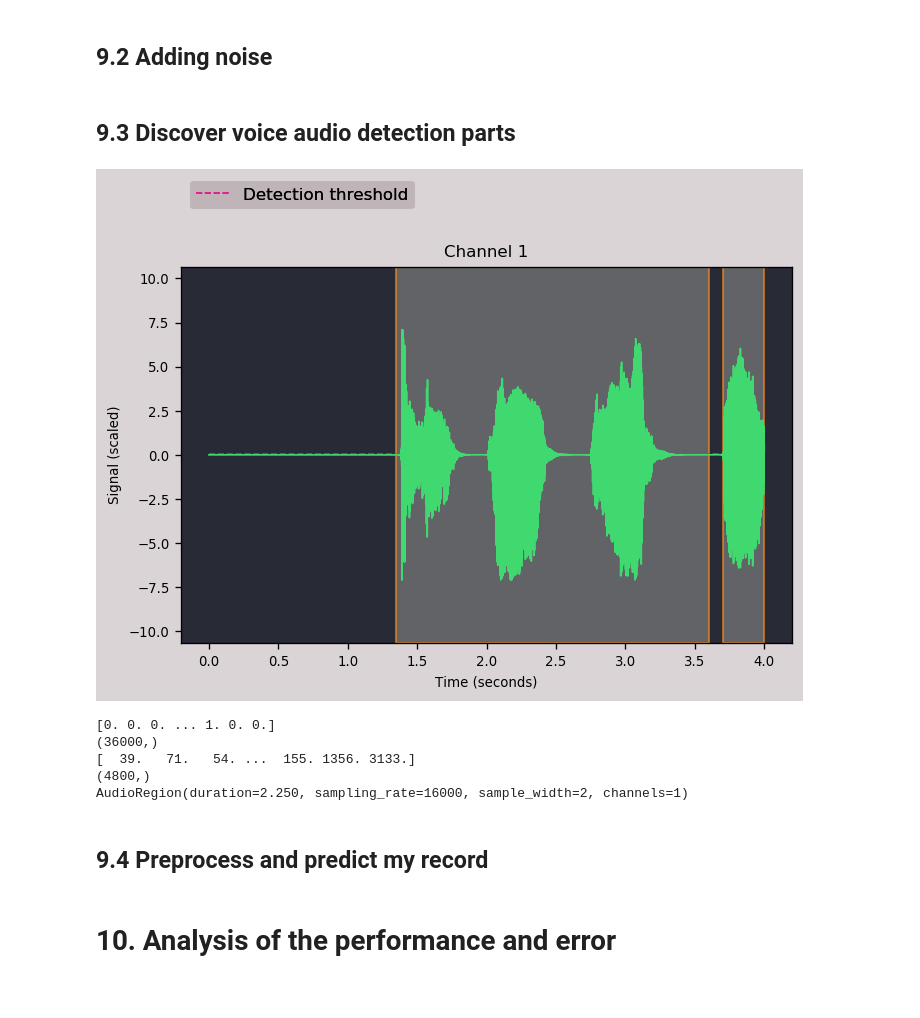
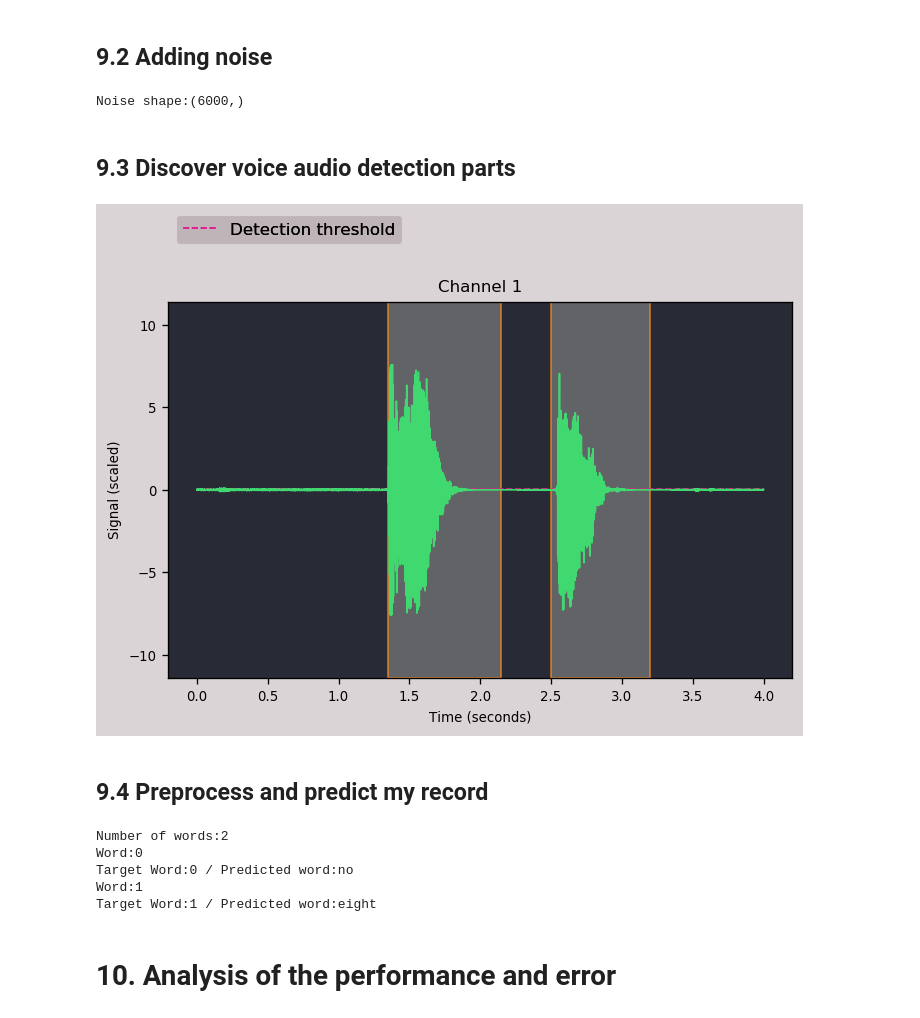
Before and after one commit to gmf2/Command-Speech-Recognition, a Jupyter notebook: Speech Recognition_Time.ipynb, the cells around one changed output. Drawn from its saved outputs; the diff is of its cells as text; code cells hidden in the pictures.

Commit message:
Update my voice prediction

```diff
--- a/Speech Recognition_Time.ipynb
+++ b/Speech Recognition_Time.ipynb
@@ -732,25 +702,22 @@ samples, sample_rate = librosa.load(dataPath+'yes/ffd2ba2f_nohash_4.wav', sr = 1
 #Use only noise samples from audio file
 sample_noise=samples[13000:]
 #Concatenate two sample_noise in order to add noise later
-default_noise=np.concatenate([default_noise,default_noise])
-print('Noise shape:{}'.format(double_noise.shape))
+default_noise=np.concatenate([sample_noise,sample_noise])
+print('Noise shape:{}'.format(default_noise.shape))
+# %% [output]
+Noise shape:(6000,)
 # %% [markdown]
 ## 9.3 Discover voice audio detection parts
 # %%
 #File
-file=dataRecord+'hola.wav'
+file=dataRecord+'new1.wav'
 #Sample rate
 sample_rate=8000
 #Auditok
 region = AudioRegion.load(file)
 regions = region.split_and_plot() # or just region.splitp()
 # %% [output]
-[figure, old version]
+[figure, new version]
-[0. 0. 0. ... 1. 0. 0.]
-(36000,)
-[  39.   71.   54. ...  155. 1356. 3133.]
-(4800,)
-AudioRegion(duration=2.250, sampling_rate=16000, sample_width=2, channels=1)
 # %% [markdown]
 ## 9.4 Preprocess and predict my record
 # %%
@@ -761,23 +728,29 @@ def predictMyVoice(audio,sample_rate):
 # %%
 #Number of split words
 no_words=len(regions)
+print('Number of words:{}'.format(no_words))
 test=[]
 #Create an array test for each word
 for i in range(no_words):
     test.append(regions[i].samples)
-print(len(test[0]))
-for i in test:
-    if len(i)>sample_rate:
+
+for i in range(len(test)):
+    print('Word:{}'.format(i))
+    if len(test[i])>sample_rate:
+        #print('mayor')
         #Compress the audio length
-        #print(len(test[i]))
+        #print('Initial word length:{}'.format(len(test[i])))
         size=len(test[i])
         speed_rate=size/sample_rate
+        #print('speed_rate:{}'.format(speed_rate))
         #print(speed_rate)
         test[i] = librosa.effects.time_stretch(test[i], speed_rate)
         #print(test[i] .shape)
-        print('Current length of array:{}'.format(len(test[i])))
-    if len(i)<sample_rate:
+        #print('Current length of array:{}'.format(len(test[i])))
+    if len(test[i])<sample_rate:
+        #print('menor')
         #Expand audio length
+        #print('Initial word length:{}'.format(len(test[i])))
         #print(len(test[i]))
         #size=len(test[i])
         #speed_rate=sample_rate/size
@@ -788,12 +761,19 @@ for i in test:
         #Add noise
         size=len(test[i])
         noise_added_length=sample_rate-size
-        test[i]=np.concatenate([test[i],default_noise])default_noise
-        print('Current length of array:{}'.format(len(test[i])))
+        initialIndex=default_noise.shape[0]-noise_added_length
+        test[i]=np.concatenate([test[i],default_noise[initialIndex:]])
+        #print('Current length of array:{}'.format(len(test[i])))
 
     #print("Audio: hola")
     #ipd.Audio(samples, rate=8000)
-    print("Text:",predictMyVoice(test[i],1,sample_rate))
+    print('Target Word:{} / Predicted word:{}'.format(i,predictMyVoice(test[i],1,sample_rate)))
+# %% [output]
+Number of words:2
+Word:0
+Target Word:0 / Predicted word:no
+Word:1
+Target Word:1 / Predicted word:eight
 # %% [markdown]
 # 10. Analysis of the performance and error
 # %% [markdown]
```
Also changed, not shown: parts of 25 cells of this notebook, 5 other files.
